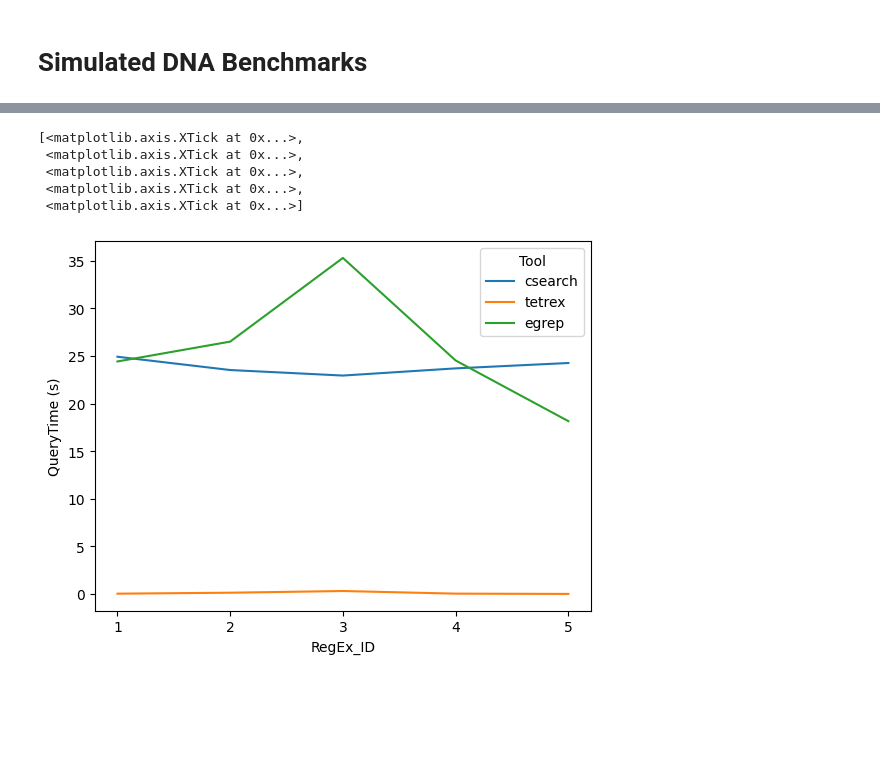
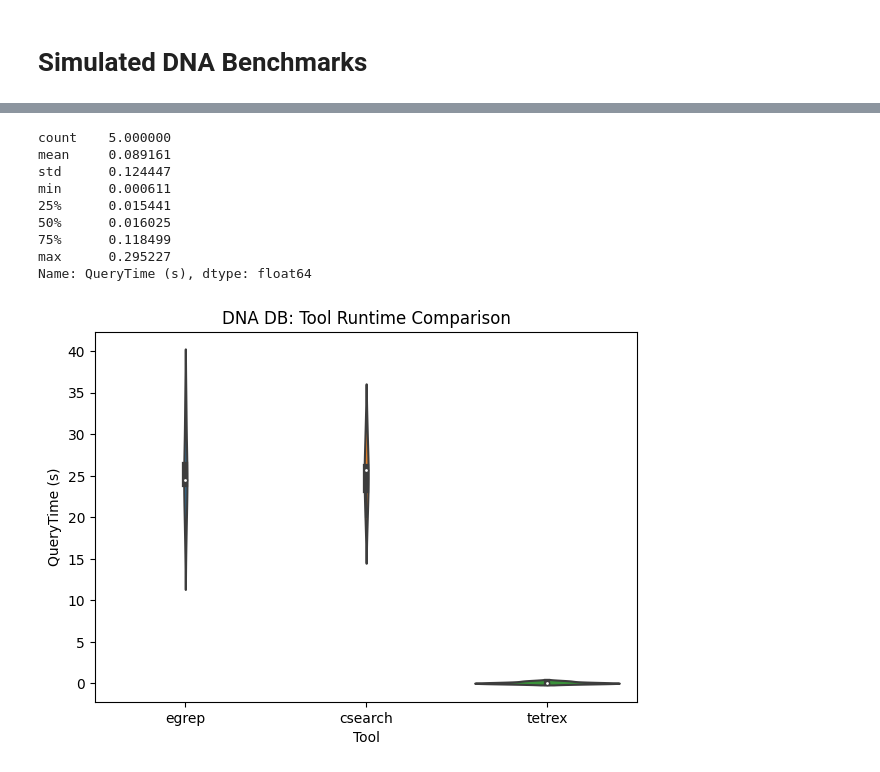
Before and after one commit to remyschwab/TetRex, a Jupyter notebook: utils/visualization_eval.ipynb, the cells around one changed output, grey strips where cells are left out. Cells and saved outputs as stored; diff of their text form; code cells hidden in the pictures; blank space fills up the shorter version.

```diff
--- a/utils/visualization_eval.ipynb
+++ b/utils/visualization_eval.ipynb
@@ -241,7 +267,7 @@ dtype: float64
 # %% [markdown]
 # Simulated DNA Benchmarks
 # %%
-info_df = pd.read_csv("/Users/rschwab/Desktop/DNA_Simulated_Benchmarks.csv")
+info_df = pd.read_csv("/Users/rschwab/repos/TetRex/data/RESULTS/DNA_Simulated_Benchmarks.csv")
 # %%
 info_df
 # %% [output]
@@ -264,11 +314,18 @@ info_df
+# %%
+info_df['QueryTime (s)'][info_df['Tool'] == 'tetrex'].describe()
+# %% [output]
+count    5.000000
+mean     0.089161
+std      0.124447
+min      0.000611
+25%      0.015441
+50%      0.016025
+75%      0.118499
+max      0.295227
+Name: QueryTime (s), dtype: float64
 # %%
 fig, ax = plt.subplots()
-sns.lineplot(data=info_df, x="RegEx_ID", y="QueryTime (s)", hue="Tool", ax=ax)
-ax.set_xticks(range(1,6))
+sns.violinplot(data=info_df, x="Tool", y="QueryTime (s)", ax=ax).set_title("DNA DB: Tool Runtime Comparison")
+fig.set_figwidth(7)
 # %% [output]
-[<matplotlib.axis.XTick at 0x...>,
- <matplotlib.axis.XTick at 0x...>,
- <matplotlib.axis.XTick at 0x...>,
- <matplotlib.axis.XTick at 0x...>,
- <matplotlib.axis.XTick at 0x...>]
-[figure, old version]
+[figure, new version]
```
Also changed, not shown: parts of 33 cells of this notebook, 2 other files.
